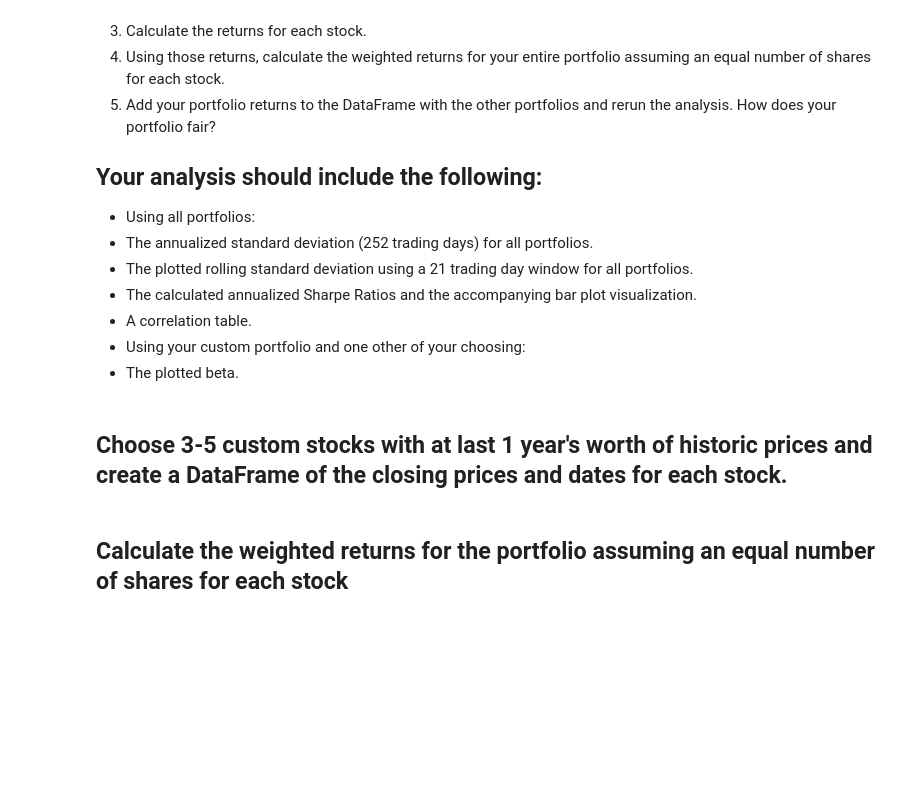
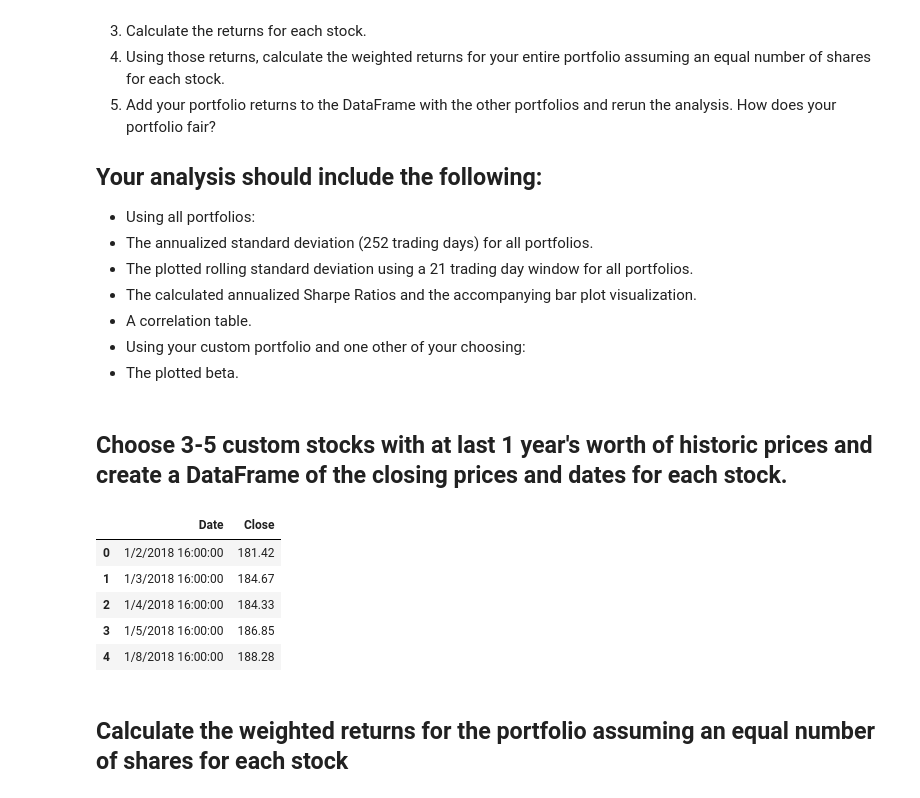
Before and after one commit to drg-developer-2-GWFinTech-Homeworks/homework-3, a Jupyter notebook: whale_analysis.ipynb, the cells around one changed output. Drawn from its saved outputs; the diff is of its cells as text; code cells hidden in the pictures; blank space fills up the shorter version.

```diff
--- a/whale_analysis.ipynb
+++ b/whale_analysis.ipynb
@@ -416,3 +426,15 @@ In this section, you will build your own portfolio of stocks, calculate the retu
+# %%
+# Read the first stock
+fb_filepath = Path("Resources/FB.csv")
+fb = pd.read_csv(fb_filepath)
+fb.head()
+# %% [output]
+|  | Date | Close |
+| 0 | 1/2/2018 16:00:00 | 181.42 |
+| 1 | 1/3/2018 16:00:00 | 184.67 |
+| 2 | 1/4/2018 16:00:00 | 184.33 |
+| 3 | 1/5/2018 16:00:00 | 186.85 |
+| 4 | 1/8/2018 16:00:00 | 188.28 |
 # %%
 # Read the second stock
 # YOUR CODE HERE
```
Also changed, not shown: parts of 5 cells of this notebook, 1 other file.
